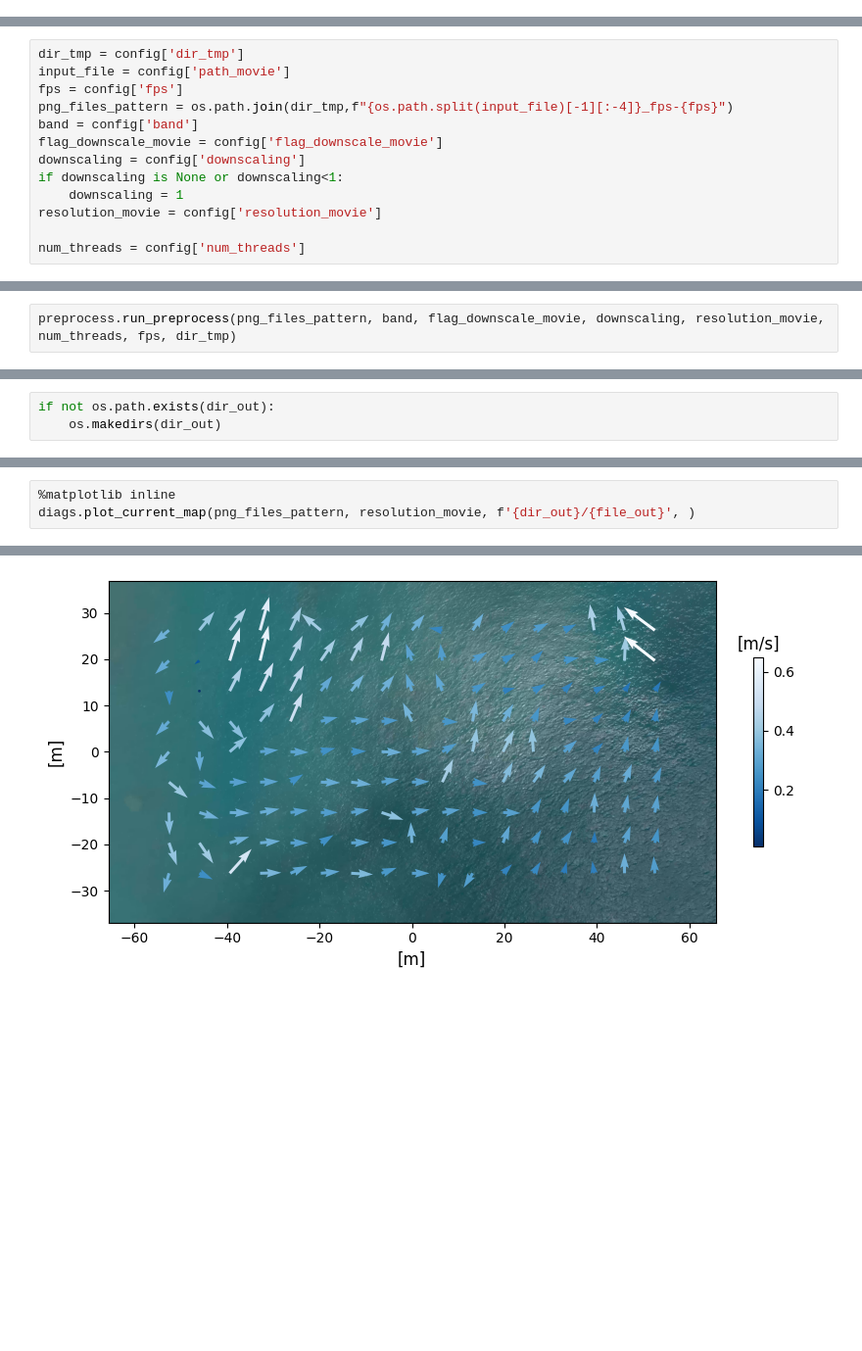
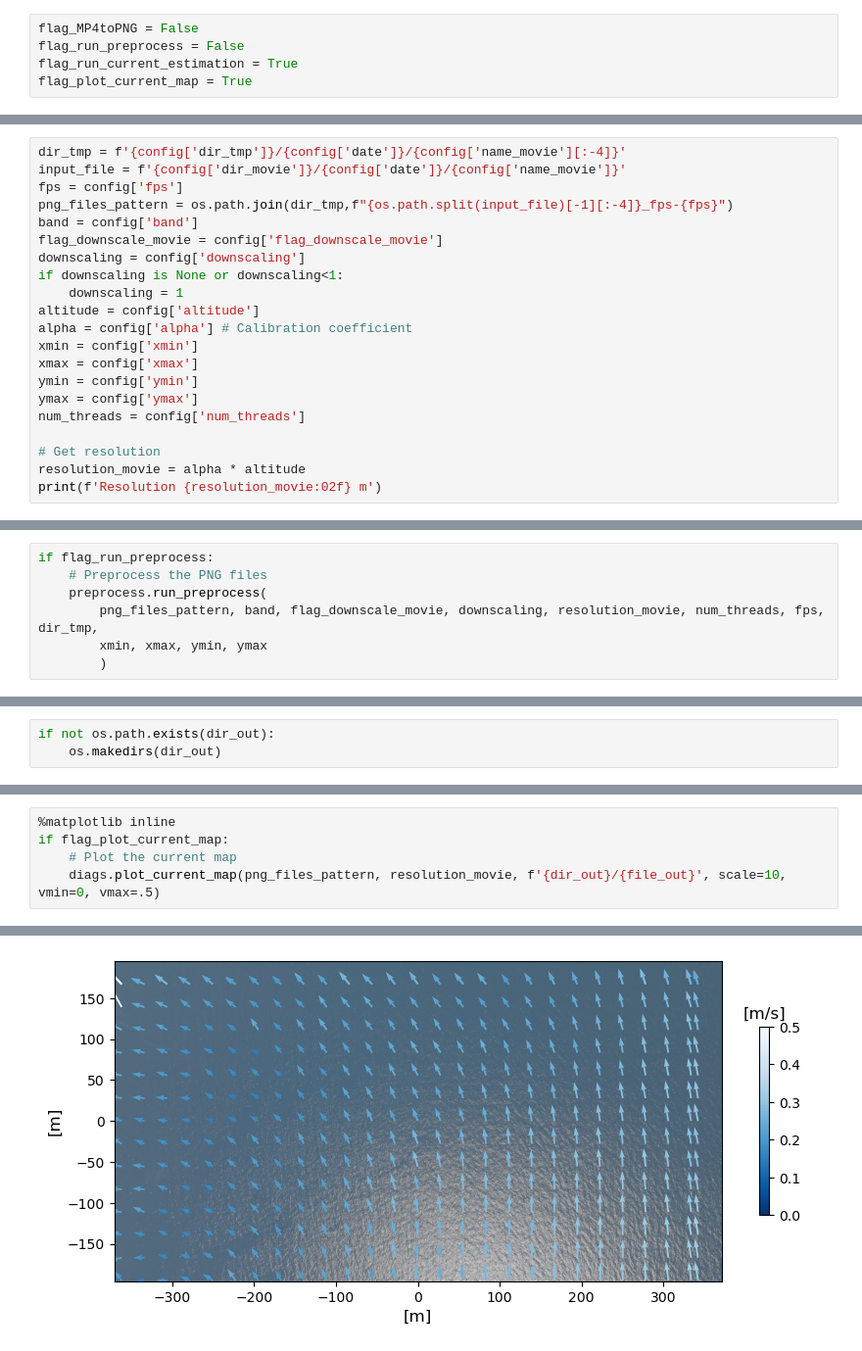
Before and after one commit to leguillf/MP4toCurrents, a Jupyter notebook: main.ipynb, the cells around one changed output, grey strips where cells are left out. Shown at 98% size. Drawn from its saved outputs; the diff is of its cells as text; blank space fills up the shorter version.

```diff
--- a/main.ipynb
+++ b/main.ipynb
@@ -5,2 +9,7 @@ import os
 from src import preprocess, wda, diags
+# %%
+flag_MP4toPNG = False
+flag_run_preprocess = False
+flag_run_current_estimation = True
+flag_plot_current_map = True
 # %% [markdown]
@@ -30,8 +39,8 @@ config
 # %% [markdown]
 ## Preprocessing
 # %%
-dir_tmp = config['dir_tmp']
-input_file = config['path_movie']
+dir_tmp = f'{config['dir_tmp']}/{config['date']}/{config['name_movie'][:-4]}'
+input_file = f'{config['dir_movie']}/{config['date']}/{config['name_movie']}'
 fps = config['fps']
 png_files_pattern = os.path.join(dir_tmp,f"{os.path.split(input_file)[-1][:-4]}_fps-{fps}")
 band = config['band']
@@ -39,6 +48,14 @@ flag_downscale_movie = config['flag_downscale_movie']
 downscaling = config['downscaling']
 if downscaling is None or downscaling<1:
     downscaling = 1
-resolution_movie = config['resolution_movie']
+altitude = config['altitude']
+alpha = config['alpha'] # Calibration coefficient
+xmin = config['xmin']
+xmax = config['xmax']
+ymin = config['ymin']
+ymax = config['ymax']
+num_threads = config['num_threads']
 
-num_threads = config['num_threads']
+# Get resolution
+resolution_movie = alpha * altitude
+print(f'Resolution {resolution_movie:02f} m')
@@ -50,2 +79,7 @@ preprocess.MP4toPNG(input_file, png_files_pattern, fps)
 # %%
-preprocess.run_preprocess(png_files_pattern, band, flag_downscale_movie, downscaling, resolution_movie, num_threads, fps, dir_tmp)
+if flag_run_preprocess:
+    # Preprocess the PNG files
+    preprocess.run_preprocess(
+        png_files_pattern, band, flag_downscale_movie, downscaling, resolution_movie, num_threads, fps, dir_tmp,
+        xmin, xmax, ymin, ymax
+        )
@@ -71,4 +144,6 @@ wda.run_current_estimation(f'{dir_tmp}/data.nc', num_pixels, ulim, vlim, du, dv,
 # %%
 %matplotlib inline
-diags.plot_current_map(png_files_pattern, resolution_movie, f'{dir_out}/{file_out}', )
+if flag_plot_current_map:
+    # Plot the current map
+    diags.plot_current_map(png_files_pattern, resolution_movie, f'{dir_out}/{file_out}', scale=10, vmin=0, vmax=.5)
 # %% [output]
@@ -75 +152 @@ diags.plot_current_map(png_files_pattern, resolution_movie, f'{dir_out}/{file_ou
-[figure, old version]
+[figure, new version]
```
Also changed, not shown: parts of 12 cells of this notebook, 5 other files.
